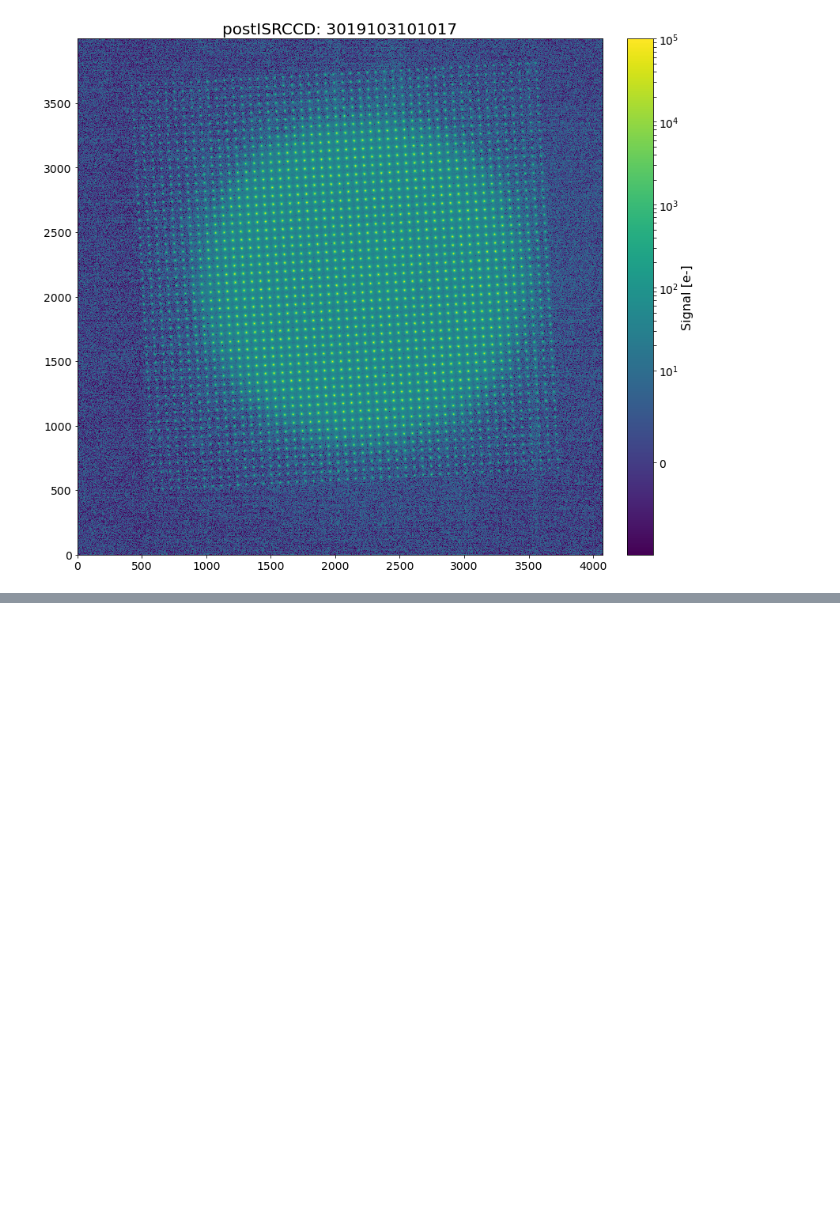
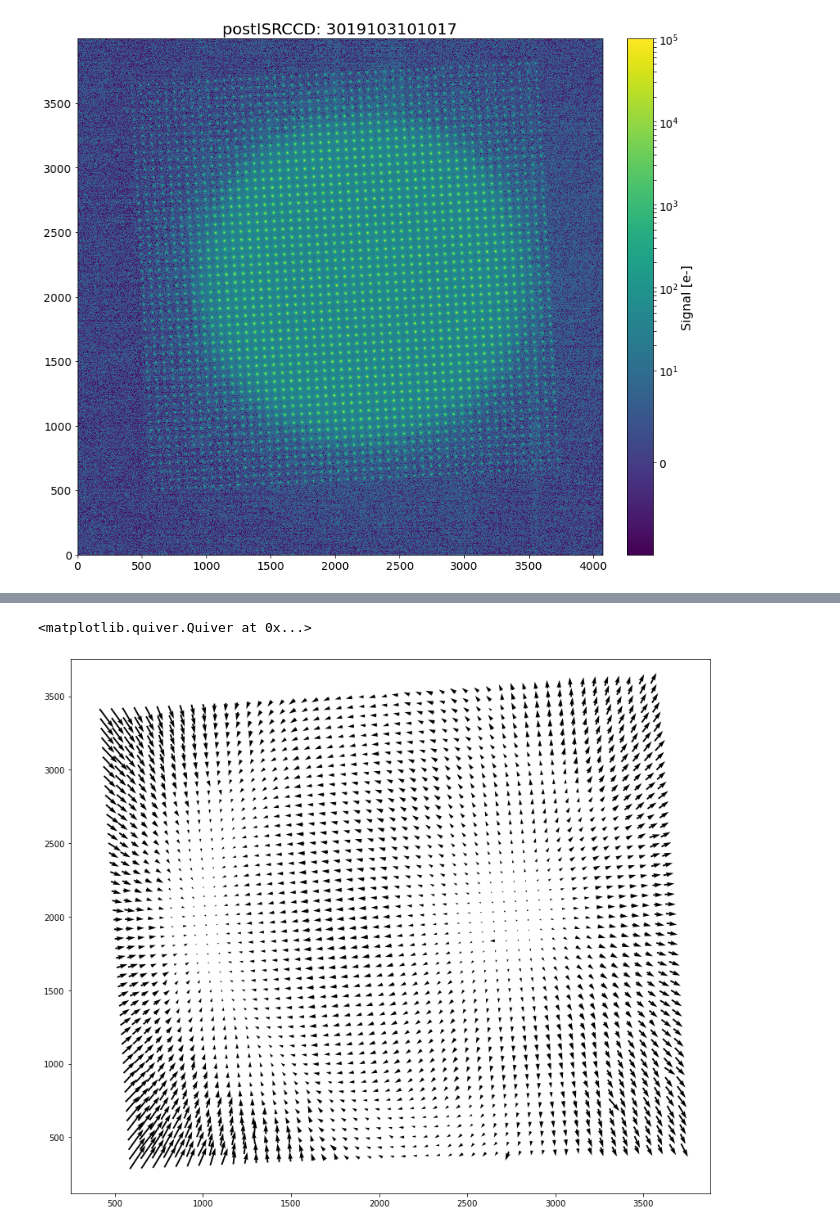
Before and after one commit to Snyder005/mixcoatl, a Jupyter notebook: notebooks/Example_GridAnalysisResults.ipynb, the cells around one changed output, grey strips where cells are left out. Drawn from its saved outputs; the diff is of its cells as text; code cells hidden in the pictures; blank space fills up the shorter version.

```diff
--- a/notebooks/Example_GridAnalysisResults.ipynb
+++ b/notebooks/Example_GridAnalysisResults.ipynb
@@ -134,0 +233,6 @@ Because the optical distortions are constant between dithers, by taking a per sp
+# %%
+ref = list(registry.queryDatasets('gridCalibration', collections='u/asnyder/spot/itl_calibration'))[0]
+
+calib_table = butler.get(ref, collections='u/asnyder/spot/itl_calibration')
+
+calib_table
@@ -134,0 +264,10 @@ Because the optical distortions are constant between dithers, by taking a per sp
+# %%
+grid = DistortedGrid.from_astropy(calib_table)
+y, x = grid.get_centroids()
+dy, dx = grid.get_centroid_shifts()
+
+fig, ax = plt.subplots(1, 1, figsize=(14, 12))
+ax.quiver(x, y, dx, dy)
+# %% [output]
+<matplotlib.quiver.Quiver at 0x...>
+[figure, added]
```
Also changed, not shown: parts of 22 cells of this notebook.
